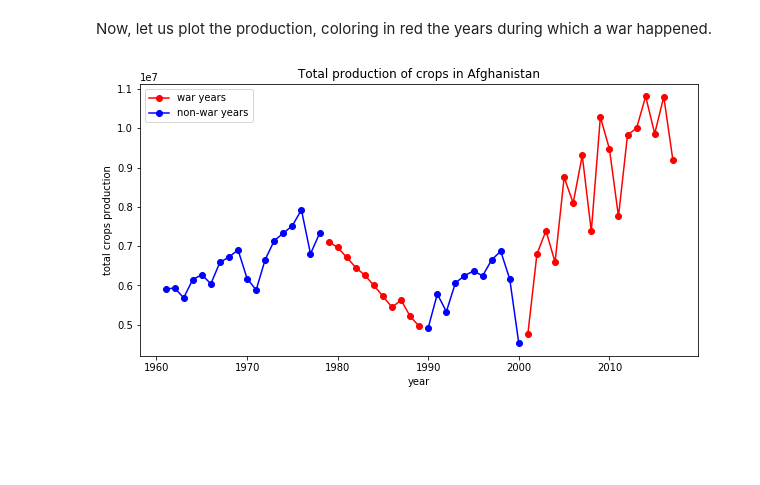
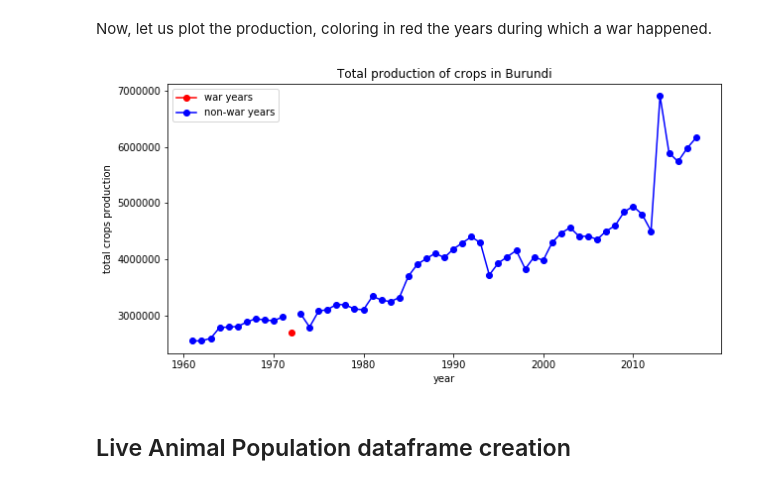
Before and after one commit to pull-fiction/make-crops-not-war, a Jupyter notebook: notebooks/general_trend.ipynb, the cells around one changed output. Drawn from its saved outputs; the diff is of its cells as text; code cells hidden in the pictures; blank space fills up the shorter version.

```diff
--- a/notebooks/general_trend.ipynb
+++ b/notebooks/general_trend.ipynb
@@ -22,9 +22,9 @@ state_in_war_file = 'states.json'
 political_in_war_file = 'political.json'
 terroristic_in_war_file = 'terroristic.json'
 
-wars_states_df = pd.read_json(wikipedia_path + state_in_war_file, orient='records')
-wars_political_df = pd.read_json(wikipedia_path + political_in_war_file, orient='records')
-wars_terroristic_df = pd.read_json(wikipedia_path + terroristic_in_war_file, orient='records')
+wars_states_df = pd.read_json(wikipedia_path + state_in_war_file, orient='records', encoding='utf-8')
+wars_political_df = pd.read_json(wikipedia_path + political_in_war_file, orient='records', encoding='utf-8')
+wars_terroristic_df = pd.read_json(wikipedia_path + terroristic_in_war_file, orient='records', encoding='utf-8')
 # %% [markdown]
 Since, at least for the moment, we are not interested in the difference between these three categories, but only between state and non-state actors, we only mark whether a participant is state or non-state. Next we stack the dataframes to create a unique one.
 # %%
@@ -303,6 +303,8 @@ Now, let us plot the production, coloring in red the years during which a war ha
 # %%
 from src.plots import plot_production_and_war
 
-plot_production_and_war(final_wars_df, prod_per_year_per_country, 'Afghanistan')
+plot_production_and_war(final_wars_df, prod_per_year_per_country, 'Burundi')
 # %% [output]
-[figure, old version]
+[figure, new version]
+# %% [markdown]
+## Live Animal Population dataframe creation
```
Also changed, not shown: parts of 16 cells of this notebook, 1 other file.
